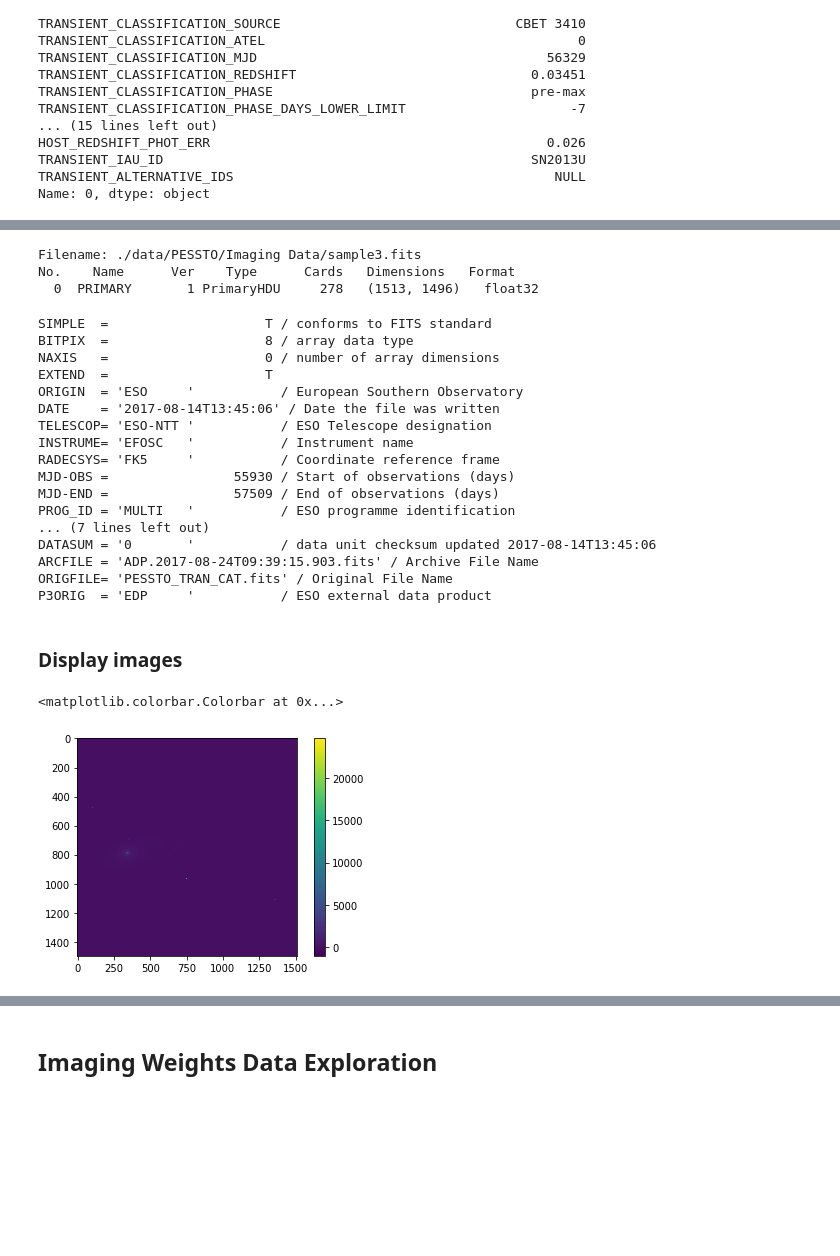
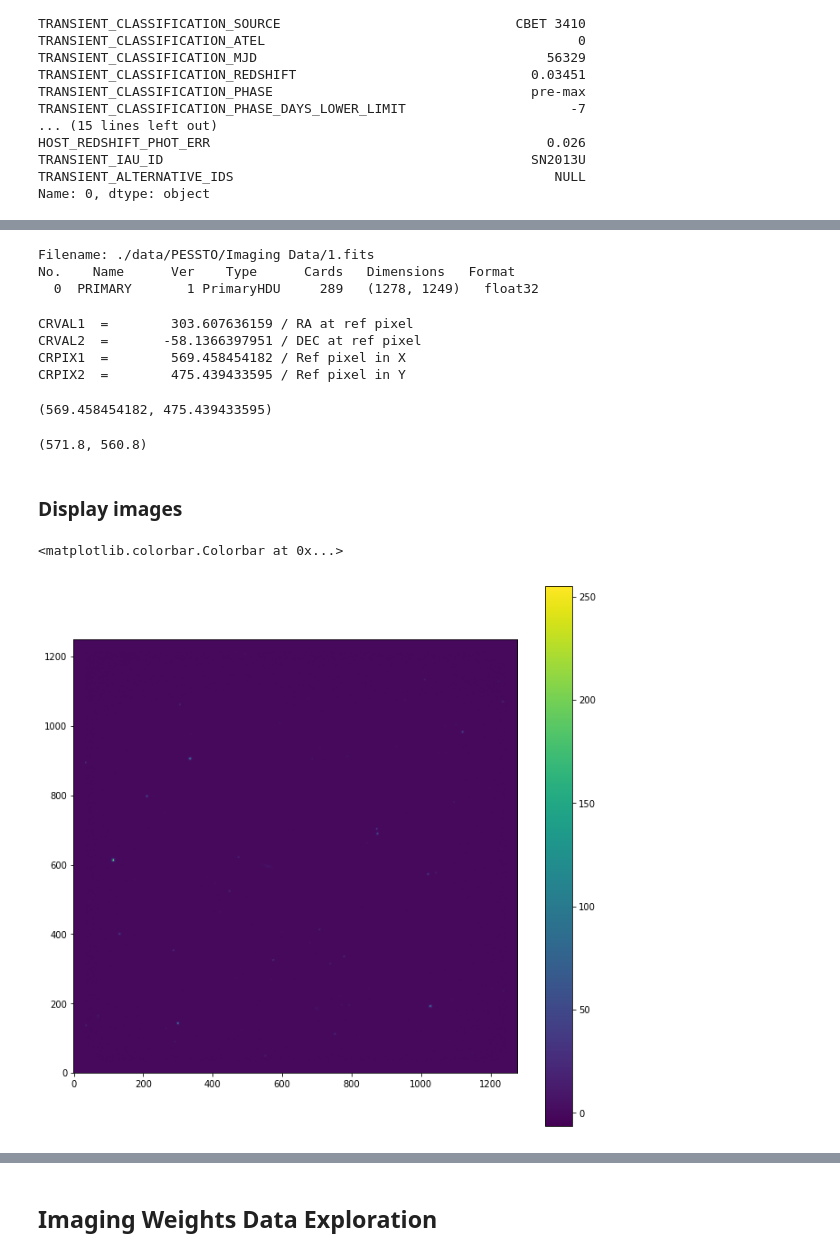
Before and after one commit to diegoalejogm/transient-recognition-lsst, a Jupyter notebook: PESSTO Exploration.ipynb, the cells around one changed output, grey strips where cells are left out. Saved outputs shown, nothing was run; the diff lists cells and outputs as text; code cells hidden in the pictures; blank space fills up the shorter version.

Commit message:
Added image exploration & crops

```diff
--- a/PESSTO Exploration.ipynb
+++ b/PESSTO Exploration.ipynb
@@ -115,41 +115,43 @@ Name: 0, dtype: object
 # %%
-sample_img_filename = 'sample3.fits'
+sample_img_filename = '1.fits'
 hdu_list = fits.open(imaging_path + sample_img_filename)
 hdu_list.info()
 # %% [output]
-Filename: ./data/PESSTO/Imaging Data/sample3.fits
+Filename: ./data/PESSTO/Imaging Data/1.fits
 No.    Name      Ver    Type      Cards   Dimensions   Format
-  0  PRIMARY       1 PrimaryHDU     278   (1513, 1496)   float32
+  0  PRIMARY       1 PrimaryHDU     289   (1278, 1249)   float32
 # %%
-hdu_list[0].header
+hdu_list[0].header[24:28]
 # %% [output]
-SIMPLE  =                    T / conforms to FITS standard
-BITPIX  =                    8 / array data type
-NAXIS   =                    0 / number of array dimensions
-EXTEND  =                    T
-ORIGIN  = 'ESO     '           / European Southern Observatory
-DATE    = '2017-08-14T13:45:06' / Date the file was written
-TELESCOP= 'ESO-NTT '           / ESO Telescope designation
-INSTRUME= 'EFOSC   '           / Instrument name
-RADECSYS= 'FK5     '           / Coordinate reference frame
-MJD-OBS =                55930 / Start of observations (days)
-MJD-END =                57509 / End of observations (days)
-PROG_ID = 'MULTI   '           / ESO programme identification
-... (7 lines left out)
-DATASUM = '0       '           / data unit checksum updated 2017-08-14T13:45:06
-ARCFILE = 'ADP.2017-08-24T09:39:15.903.fits' / Archive File Name
-ORIGFILE= 'PESSTO_TRAN_CAT.fits' / Original File Name
-P3ORIG  = 'EDP     '           / ESO external data product
+CRVAL1  =        303.607636159 / RA at ref pixel
+CRVAL2  =       -58.1366397951 / DEC at ref pixel
+CRPIX1  =        569.458454182 / Ref pixel in X
+CRPIX2  =        475.439433595 / Ref pixel in Y
+# %%
+# CRPIX
+X = hdu_list[0].header['CRPIX1']
+Y = hdu_list[0].header['CRPIX2']
+X,Y
+# %% [output]
+(569.458454182, 475.439433595)
+# %%
+# NTCRPIX
+X = hdu_list[0].header['NTCRPIX1']
+Y = hdu_list[0].header['NTCRPIX2']
+X,Y
+# %% [output]
+(571.8, 560.8)
 # %%
 image_data = hdu_list[0].data
+image_data *= 255.0/image_data.max()
 hdu_list.close()
-del hdu_list
+#del hdu_list
 # %% [markdown]
 ### Display images
 # %%
-plt.figure()
-plt.imshow(image_data)
+plt.figure(figsize=(11,11))
+plt.imshow(image_data, origin='lower')
 plt.colorbar()
 # %% [output]
 <matplotlib.colorbar.Colorbar at 0x...>
-[figure, old version]
+[figure, new version]
```
Also changed, not shown: parts of 4 cells of this notebook.
